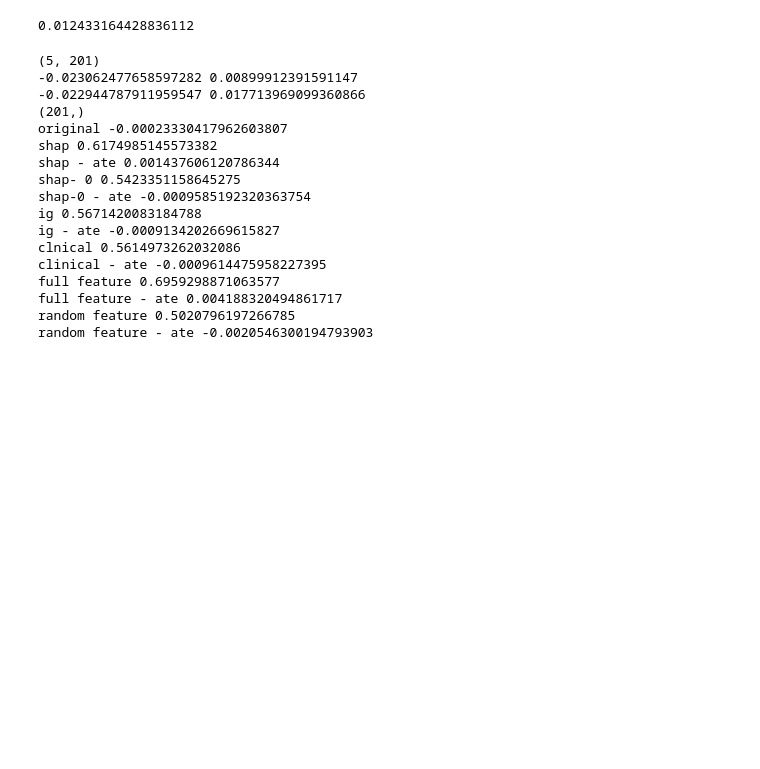
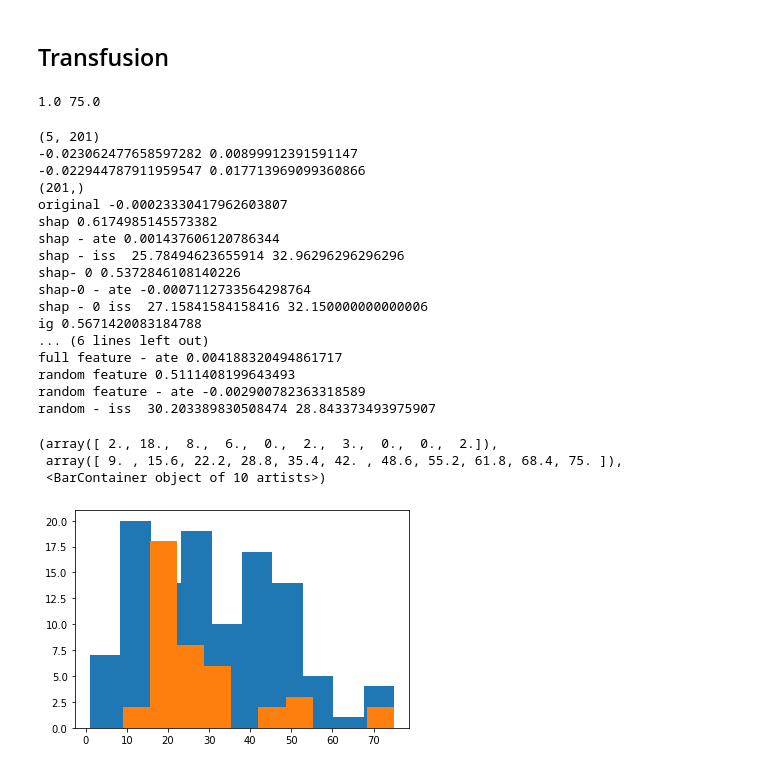
Before and after one commit to q8888620002/Explain_CATE, a Jupyter notebook: off_policy_eval.ipynb, the cells around one changed output. Drawn from its saved outputs; the diff is of its cells as text; code cells hidden in the pictures; blank space fills up the shorter version.

Commit message:
update pipeline for experiment of clinical data

```diff
--- a/off_policy_eval.ipynb
+++ b/off_policy_eval.ipynb
@@ -263,17 +259,17 @@ random feature - ate 0.00393486515912123 0.004632371067859249
-# %%
-ate
-# %% [output]
-0.012433164428836112
+# %% [markdown]
+## Transfusion
 # %%
-def normalize_data(X_train):
 
-    X_normalized_train = (X_train - np.min(X_train, axis=0)) / (np.max(X_train, axis=0) - np.min(X_train, axis=0))
-
-    return X_normalized_train
 
 
 fluid_cohort = pd.read_pickle("data/low_bp_survival.pkl")
 
+all_year = pd.read_csv("data/all_year.csv", index_col=0)
+
+fluid_cohort = pd.merge(fluid_cohort,all_year[['registryid','iss']],on='registryid', how='left')
+fluid_cohort["iss"] = pd.to_numeric(fluid_cohort["iss"], errors='coerce')
+
+print(np.min(fluid_cohort["iss"]), np.max(fluid_cohort["iss"]))
 #
 fluid_cohort = fluid_cohort[fluid_cohort.columns.drop(list(fluid_cohort.filter(regex='proc')))]
 fluid_cohort = fluid_cohort[fluid_cohort.columns.drop(list(fluid_cohort.filter(regex='ethnicity')))]
@@ -293,16 +289,17 @@ x = fluid_cohort.loc[:, ~fluid_cohort.columns.isin(["registryid",
                                                     "outcome",
                                                     "sex_F",
                                                     "traumatype_P",
-                                                    "traumatype_other"
+                                                    "traumatype_other",
                                                 ])
                     ]
 
 n, feature_size = x.shape
 names = x.drop(["treated"], axis=1).columns
 treatment_index = x.columns.get_loc("treated")
+iss_index = x.columns.get_loc("iss")
 sex_index = x.columns.get_loc("sex_M")
 
-var_index = [i for i in range(feature_size) if i != treatment_index]
+var_index = [i for i in range(feature_size) if i != treatment_index and i != iss_index]
 
 x_norm = normalize_data(x)
 
@@ -322,8 +319,14 @@ X_train, X_test, y_train, y_test = model_selection.train_test_split(
 
 w_train = X_train[:, treatment_index]
 w_test =  X_test[:, treatment_index]
+
+iss_train = X_train[:, iss_index]
+iss_test =  X_test[:, iss_index]
+
 X_train = X_train[:,var_index]
 X_test = X_test[:, var_index]
+# %% [output]
+1.0 75.0
 # %%
 import pickle
 import xgboost as xgb
@@ -359,14 +362,14 @@ edgcs = x.columns.get_loc("edgcs")
 hgb  = x.columns.get_loc("HGB")
 na = x.columns.get_loc("NA")
 
-# scenefirstbloodpressure = x.columns.get_loc("scenefirstbloodpressure")
+scenefirstbloodpressure = x.columns.get_loc("scenefirstbloodpressure")
 
 
-# lac  = x.columns.get_loc("LAC")
-# inr  = x.columns.get_loc("INR")
+lac  = x.columns.get_loc("LAC")
+inr  = x.columns.get_loc("INR")
 
-# bd = x.columns.get_loc("BD")
-# pulse = x.columns.get_loc("edfirstpulse")
+bd = x.columns.get_loc("BD")
+pulse = x.columns.get_loc("edfirstpulse")
 
 
 y_true_train = (estimated_ate_train > threshold)
@@ -387,6 +390,8 @@ print("original", np.sum(estimated_ate_test[w_test==1])/n)
 
 print("shap",auroc)
 print("shap - ate", ate)
+print("shap - iss ", np.mean(iss_test[y_pred==1])*74+1, np.mean(iss_test[y_pred==0])*74+1)
+
 
 top_2_train = X_train[:, [temp, ph, bd, hgb, trauma ]]
 top_2_test = X_test[:, [temp, ph, bd, hgb, trauma ]]
@@ -400,6 +405,8 @@ ate = np.sum(estimated_ate_test[y_pred == 1])/n
 
 print("shap- 0",auroc)
 print("shap-0 - ate", ate)
+print("shap - 0 iss ", np.mean(iss_test[y_pred==1])*74+1, np.mean(iss_test[y_pred==0])*74+1)
+
 
 top_2_train = X_train[:, [ph, na, temp, gender, trauma ]]
 top_2_test = X_test[:, [ph, na, temp, gender, trauma ]]
@@ -413,6 +420,8 @@ ate = np.sum(estimated_ate_test[y_pred == 1])/n
 
 print("ig",auroc)
 print("ig - ate", ate)
+print("ig - iss ", np.mean(iss_test[y_pred==1])*74+1, np.mean(iss_test[y_pred==0])*74+1)
+
 
 top_2_train = X_train[:, [lac, inr, hgb, trauma,scenefirstbloodpressure ]]
 top_2_test = X_test[:, [lac, inr,hgb,trauma, scenefirstbloodpressure ]]
@@ -426,6 +435,8 @@ ate = np.sum(estimated_ate_test[y_pred == 1])/n
 
 print("clnical", auroc)
 print("clinical - ate", ate)
+print("clinical - iss ", np.mean(iss_test[y_pred==1])*74+1, np.mean(iss_test[y_pred==0])*74+1)
+
 
 xgb_model = xgb.XGBClassifier(objective="binary:logistic")
 xgb_model.fit(X_train, y_true_train)
@@ -453,6 +464,7 @@ auroc = metrics.roc_auc_score(y_true_test, y_pred)
 
 print("random feature", auroc)
 print("random feature - ate", ate)
+print("random - iss ", np.mean(iss_test[y_pred==1])*74+1, np.mean(iss_test[y_pred==0])*74+1)
 # %% [output]
 (5, 201)
 -0.023062477658597282 0.00899912391591147
@@ -461,13 +473,23 @@ print("random feature - ate", ate)
 original -0.00023330417962603807
 shap 0.6174985145573382
 shap - ate 0.001437606120786344
-shap- 0 0.5423351158645275
-shap-0 - ate -0.0009585192320363754
+shap - iss  25.78494623655914 32.96296296296296
+shap- 0 0.5372846108140226
+shap-0 - ate -0.0007112733564298764
+shap - 0 iss  27.15841584158416 32.150000000000006
 ig 0.5671420083184788
-ig - ate -0.0009134202669615827
-clnical 0.5614973262032086
-clinical - ate -0.0009614475958227395
-full feature 0.6959298871063577
+... (6 lines left out)
 full feature - ate 0.004188320494861717
-random feature 0.5020796197266785
-random feature - ate -0.0020546300194793903
+random feature 0.5111408199643493
+random feature - ate -0.002900782363318589
+random - iss  30.203389830508474 28.843373493975907
+# %%
+import matplotlib.pyplot as plt
+
+plt.hist(iss_test[y_pred==1]*74+1)
+plt.hist(iss_test[y_pred==0]*74+1)
+# %% [output]
+(array([ 2., 18.,  8.,  6.,  0.,  2.,  3.,  0.,  0.,  2.]),
+ array([ 9. , 15.6, 22.2, 28.8, 35.4, 42. , 48.6, 55.2, 61.8, 68.4, 75. ]),
+ <BarContainer object of 10 artists>)
+[figure, added]
```
Also changed, not shown: parts of 3 cells of this notebook, 6 other files.
